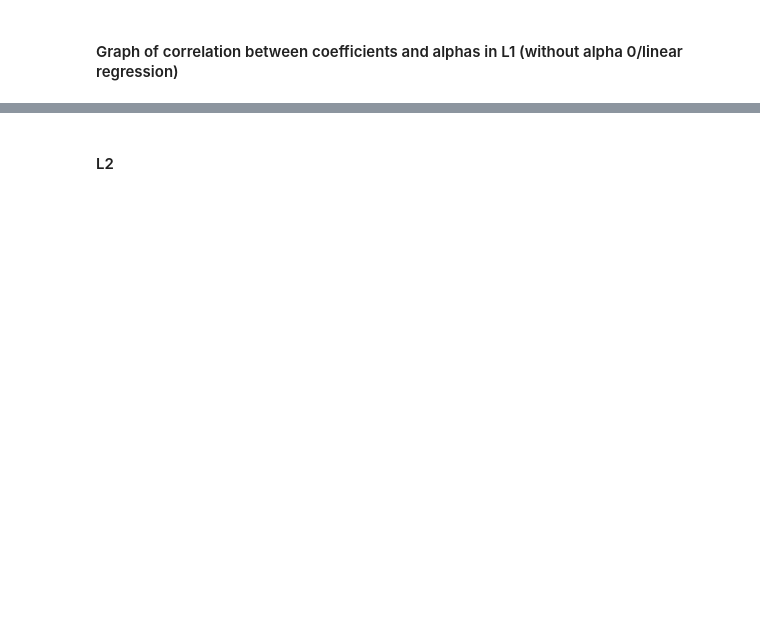
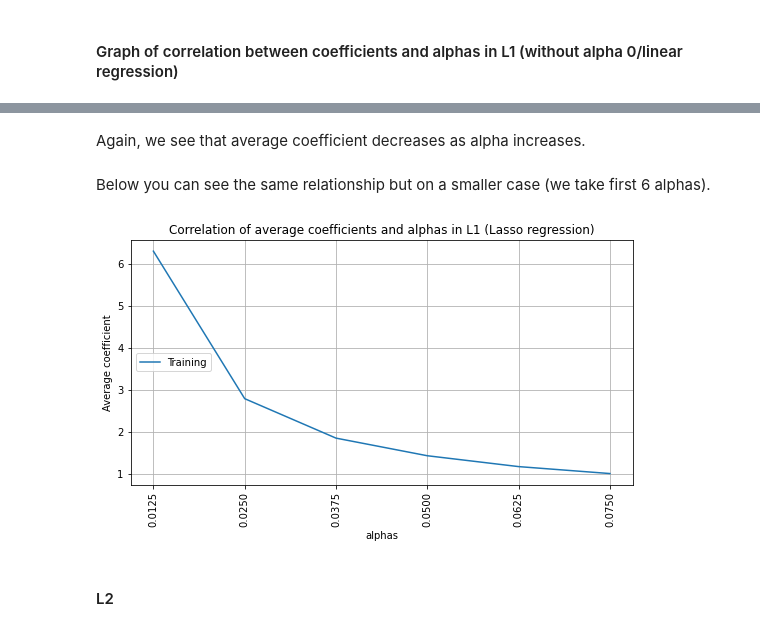
Before and after one commit to drnaida/rsschool-machine-learning-course, a Jupyter notebook: overfitting_regularization.ipynb, the cells around one changed output, grey strips where cells are left out. Cells and saved outputs as stored; diff of their text form; code cells hidden in the pictures; blank space fills up the shorter version.

```diff
--- a/overfitting_regularization.ipynb
+++ b/overfitting_regularization.ipynb
@@ -518,15 +518,13 @@ make_model(degree=15).fit(X_train, y_train)['reg'].coef_
 # %% [markdown]
 #### L1
 # %%
-rmse_train, rmse_valid, avg_coef = [], [], []
+avg_coef = []
 for alpha in tqdm.tqdm(ALPHAS):
     results = cross_validate(make_model(degree=15, penalty='L1', alpha=alpha),
                              X_diabetes, y_diabetes, cv=5,
                              return_train_score=True,
                              return_estimator = True,
                              scoring='neg_root_mean_squared_error')
-    rmse_train.append(-np.mean(results['train_score']))
-    rmse_valid.append(-np.mean(results['test_score']))
     avg_coef.append(
         # average over CV folds
         np.mean([
@@ -565,2 +595,22 @@ plt.show()
+# %% [markdown]
+Again, we see that average coefficient decreases as alpha increases.
+# %% [markdown]
+Below you can see the same relationship but on a smaller case (we take first 6 alphas).
+# %%
+ALPHAS_without_0 = np.delete(ALPHAS, 0)
+avg_coef_without_0 = np.delete(avg_coef, 0)
+ALPHAS_without_0 = ALPHAS_without_0[0:6]
+avg_coef_without_0 = avg_coef_without_0[0:6]
+plt.figure(figsize=(9, 4.5))
+plt.plot(ALPHAS_without_0, avg_coef_without_0, label='Training')
+plt.title('Correlation of average coefficients and alphas in L1 (Lasso regression)')
+plt.xlabel('alphas')
+plt.ylabel('Average coefficient')
+plt.xticks(ALPHAS_without_0, rotation='vertical')
+plt.grid(True)
+plt.legend(loc='center left')
+plt.show()
+# %% [output]
+[figure, added]
 # %% [markdown]
 #### L2
```
Also changed, not shown: parts of 35 cells of this notebook.
